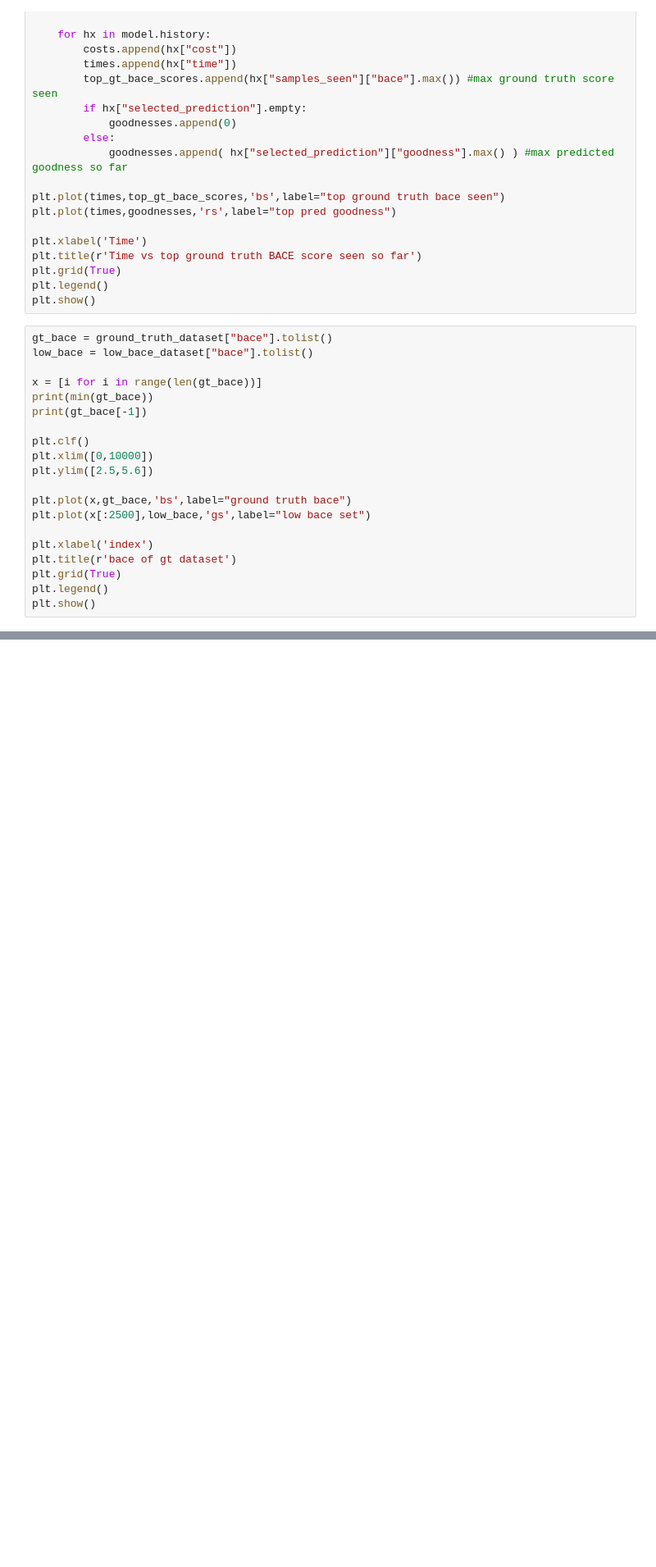
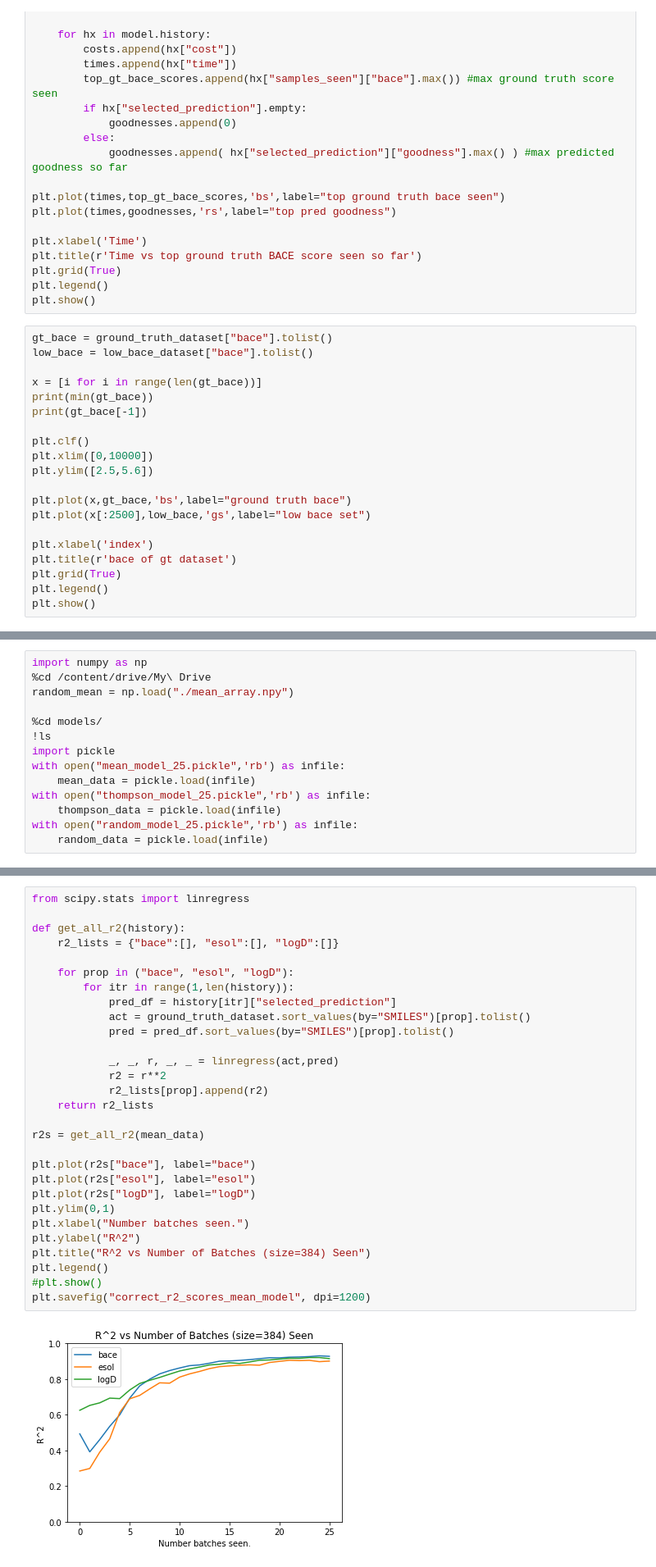
Before and after one commit to choderalab/autonomous-molecular-design, a Jupyter notebook: SimpleADDScenarioColab.ipynb, the cells around one changed output, grey strips where cells are left out. Shown: that part at 82% size. Drawn from its saved outputs; the diff is of its cells as text; blank space fills up the shorter version.

```diff
--- a/SimpleADDScenarioColab.ipynb
+++ b/SimpleADDScenarioColab.ipynb
@@ -713,0 +790,14 @@ def get_all_rmse(history):
+# %%
+import numpy as np
+%cd /content/drive/My\ Drive
+random_mean = np.load("./mean_array.npy")
+
+%cd models/
+!ls
+import pickle
+with open("mean_model_25.pickle",'rb') as infile:
+    mean_data = pickle.load(infile)
+with open("thompson_model_25.pickle",'rb') as infile:
+    thompson_data = pickle.load(infile)
+with open("random_model_25.pickle",'rb') as infile:
+    random_data = pickle.load(infile)
@@ -713,0 +858,31 @@ def get_all_rmse(history):
+# %%
+from scipy.stats import linregress
+
+def get_all_r2(history):
+    r2_lists = {"bace":[], "esol":[], "logD":[]}
+
+    for prop in ("bace", "esol", "logD"):
+        for itr in range(1,len(history)):
+            pred_df = history[itr]["selected_prediction"]
+            act = ground_truth_dataset.sort_values(by="SMILES")[prop].tolist()
+            pred = pred_df.sort_values(by="SMILES")[prop].tolist()
+
+            _, _, r, _, _ = linregress(act,pred)
+            r2 = r**2
+            r2_lists[prop].append(r2)
+    return r2_lists
+
+r2s = get_all_r2(mean_data)
+
+plt.plot(r2s["bace"], label="bace")
+plt.plot(r2s["esol"], label="esol")
+plt.plot(r2s["logD"], label="logD")
+plt.ylim(0,1)
+plt.xlabel("Number batches seen.")
+plt.ylabel("R^2")
+plt.title("R^2 vs Number of Batches (size=384) Seen")
+plt.legend()
+#plt.show()
+plt.savefig("correct_r2_scores_mean_model", dpi=1200)
+# %% [output]
+[figure, added]
```
Also changed, not shown: parts of 25 cells of this notebook, 1 other file.
